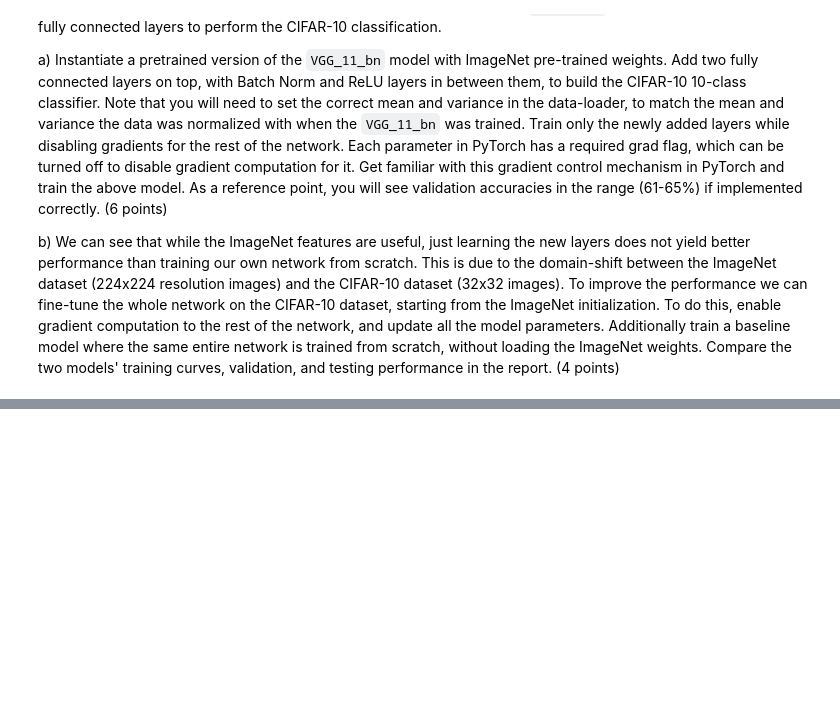
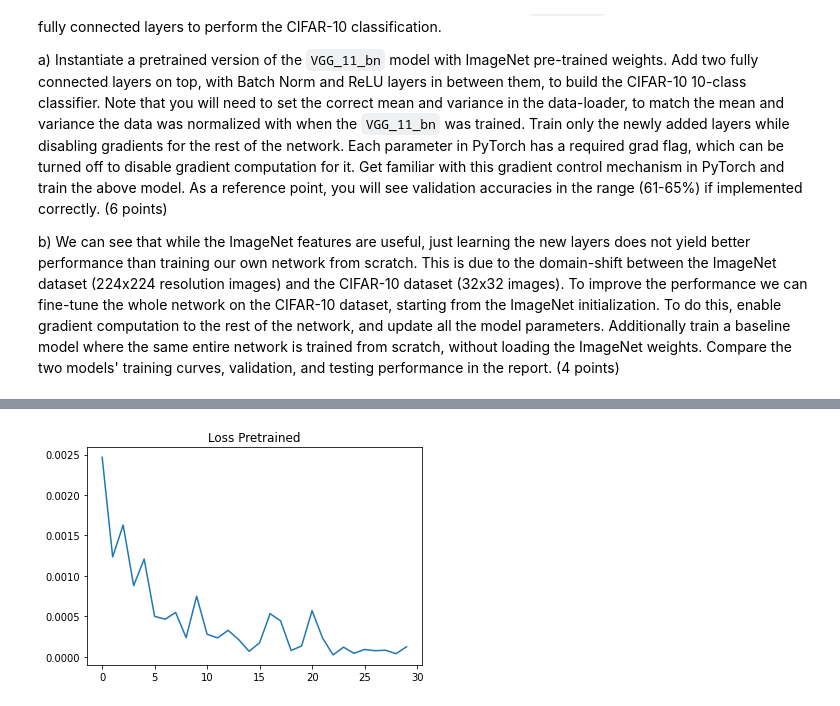
Before and after one commit to aldietri/Computer-Vision-Assignments, a Jupyter notebook: Assignment 2/Exercise_2.ipynb, the cells around one changed output, grey strips where cells are left out. Cells and saved outputs as stored; diff of their text form; code cells hidden in the pictures; blank space fills up the shorter version.

```diff
--- a/Assignment 2/Exercise_2.ipynb
+++ b/Assignment 2/Exercise_2.ipynb
@@ -362,7 +534,7 @@ learning_rate_decay = 0.99
 reg=0#0.001
 num_training= 49000
 num_validation =1000
-fine_tune = True
+fine_tune = False
 pretrained=True
 
 data_aug_transforms = [transforms.RandomHorizontalFlip(p=0.5)]#, transforms.RandomGrayscale(p=0.05)]
@@ -423,6 +597,17 @@ class VggModel(nn.Module):
         #################################################################################
         # *****START OF YOUR CODE (DO NOT DELETE/MODIFY THIS LINE)*****
 
+        self.vgg_base = torchvision.models.vgg11_bn(pretrained=pretrained).features
+
+        for p in self.vgg_base.parameters():
+            p.requires_grad = not fine_tune
+
+        self.classifier = nn.Sequential(
+            nn.Linear(512, 4096),
+            nn.BatchNorm1d(4096),
+            nn.ReLU(),
+            nn.Linear(4096, n_class)
+        )
 
         # *****END OF YOUR CODE (DO NOT DELETE/MODIFY THIS LINE)*****
 
@@ -431,7 +616,9 @@ class VggModel(nn.Module):
         # TODO: Implement the forward pass computations                                 #
         #################################################################################
         # *****START OF YOUR CODE (DO NOT DELETE/MODIFY THIS LINE)*****
-
+        x = self.vgg_base(x)
+        x = torch.flatten(x, 1)
+        out = self.classifier(x)
 
         # *****END OF YOUR CODE (DO NOT DELETE/MODIFY THIS LINE)*****
         return out
@@ -450,7 +637,9 @@ print("Params to learn:")
 if fine_tune:
     params_to_update = []
     # *****START OF YOUR CODE (DO NOT DELETE/MODIFY THIS LINE)*****
-
+    for p in model.parameters():
+        if param.requires_grad:
+            params_to_update.append(p)
 
     # *****END OF YOUR CODE (DO NOT DELETE/MODIFY THIS LINE)*****
 else:
@@ -470,7 +694,11 @@ optimizer = torch.optim.Adam(params_to_update, lr=learning_rate, weight_decay=re
 # Train the model
 lr = learning_rate
 total_step = len(train_loader)
+best_acc = 0
+loss_values = []
+accuracy_values = []
 for epoch in range(num_epochs):
+    running_loss = 0
     for i, (images, labels) in enumerate(train_loader):
         # Move tensors to the configured device
         images = images.to(device)
@@ -485,9 +713,15 @@ for epoch in range(num_epochs):
         loss.backward()
         optimizer.step()
 
+        # Calcualte running loss
+        running_loss =+ loss.item() * images.size(0)
+
         if (i+1) % 100 == 0:
             print ('Epoch [{}/{}], Step [{}/{}], Loss: {:.4f}'
                    .format(epoch+1, num_epochs, i+1, total_step, loss.item()))
+
+    # Append loss
+    loss_values.append(running_loss / len(train_dataset))
 
     # Code to update the lr
     lr *= learning_rate_decay
@@ -504,12 +738,20 @@ for epoch in range(num_epochs):
             # *****END OF YOUR CODE (DO NOT DELETE/MODIFY THIS LINE)*****
             total += labels.size(0)
             correct += (predicted == labels).sum().item()
+
+        # Append accuracy
+        accuracy_values.append(correct/total)
         #################################################################################
         # TODO: Q2.b Use the early stopping mechanism from previous questions to save   #
         # the model which has acheieved the best validation accuracy so-far.            #
         #################################################################################
         best_model = None
         # *****START OF YOUR CODE (DO NOT DELETE/MODIFY THIS LINE)*****
+        curr_acc = correct / total
+
+        if curr_acc > best_acc:
+            torch.save(model.state_dict(), 'best_model.ckpt')
+            best_acc = curr_acc
 
         # *****END OF YOUR CODE (DO NOT DELETE/MODIFY THIS LINE)*****
 
@@ -517,0 +778,6 @@ for epoch in range(num_epochs):
+# %%
+plt.plot(loss_values)
+plt.title("Loss Pretrained")
+plt.show()
+# %% [output]
+[figure, added]
```
Also changed, not shown: parts of 34 cells of this notebook, 20 other files.
